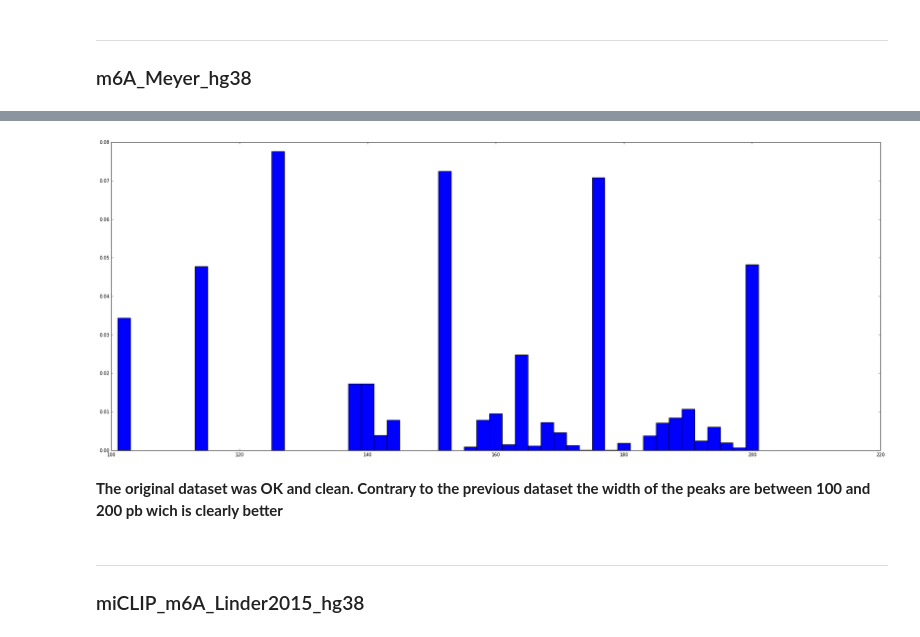
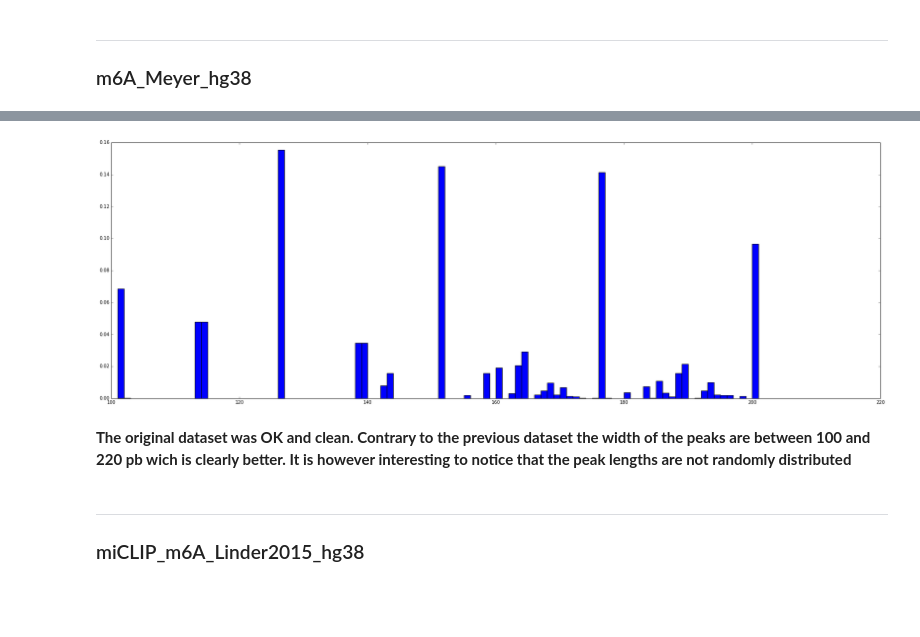
Before and after one commit to a-slide/iPython-Notebook, a Jupyter notebook: Notebooks/2016_05_23_Epi2_pilot_datasets_analysis.ipynb, the cells around one changed output, grey strips where cells are left out. Saved outputs shown, nothing was run; the diff lists cells and outputs as text; code cells hidden in the pictures; blank space fills up the shorter version.

```diff
--- a/Notebooks/2016_05_23_Epi2_pilot_datasets_analysis.ipynb
+++ b/Notebooks/2016_05_23_Epi2_pilot_datasets_analysis.ipynb
@@ -9,20 +37,5 @@
 # %%
-%matplotlib inline
-
-from pycl import bash, head, dict_to_md, supersplit, colsum, reformat_table
-from pycl import linerange, fastcount, simplecount, dict_to_report, mkdir
-from pycl import file_basename, file_extension, file_name, dir_name
-import datetime
-import numpy as np
-import scipy.stats as stats
-import pylab as pl
-from Bio import Entrez
-from glob import glob
-from pprint import pprint as pp
-from os.path import basename
-from os import listdir
-
-pl.rcParams['figure.figsize'] = 30, 10  # that's default image size for this interactive session
+# Specific helper functions
 
 def generate_header (PMID, cell, modification, method):
     h = "# Data cleaned, converted to BED6, coordinate converted to hg38 using liftOver\n"
@@ -40,7 +53,7 @@ def file_summary(file, separator=["\t", "|"], max_items=10):
     linerange(file, range_list=[[0,9],[n_line-5, n_line-1]])
     print(colsum(file, header=False, ignore_hashtag_line=True, separator=separator, max_items=max_items))
 
-def distrib_peak_len (file, range=None, bins=50):
+def distrib_peak_len (file, range=None, bins=50, normed=True):
     h = []
     for line in open (file):
         if line[0] != "#":
@@ -49,7 +62,7 @@ def distrib_peak_len (file, range=None, bins=50):
             h.append(delta)
         h.sort()
 
-    pl.hist(h,normed=True, range=range, bins=bins)
+    pl.hist(h,normed=normed, range=range, bins=bins)
     pl.show()
 
 def pubmed_fetch(pmid):
@@ -1161,11 +1261,11 @@ Total lines:    4347
 |:---|:---|:---|
 |Count|2217|2124|
 # %%
-distrib_peak_len(outfile)
+distrib_peak_len(outfile, bins = 100)
 # %% [output]
-[figure, old version]
+[figure, new version]
 # %% [markdown]
-**The original dataset was OK and clean. Contrary to the previous dataset the width of the peaks are between 100 and 200 pb wich is clearly better**
+**The original dataset was OK and clean. Contrary to the previous dataset the width of the peaks are between 100 and 220 pb wich is clearly better. It is however interesting to notice that the peak lengths are not randomly distributed**
 # %% [markdown]
 ---
 ### miCLIP_m6A_Linder2015_hg38
```
Also changed, not shown: parts of 49 cells of this notebook.
